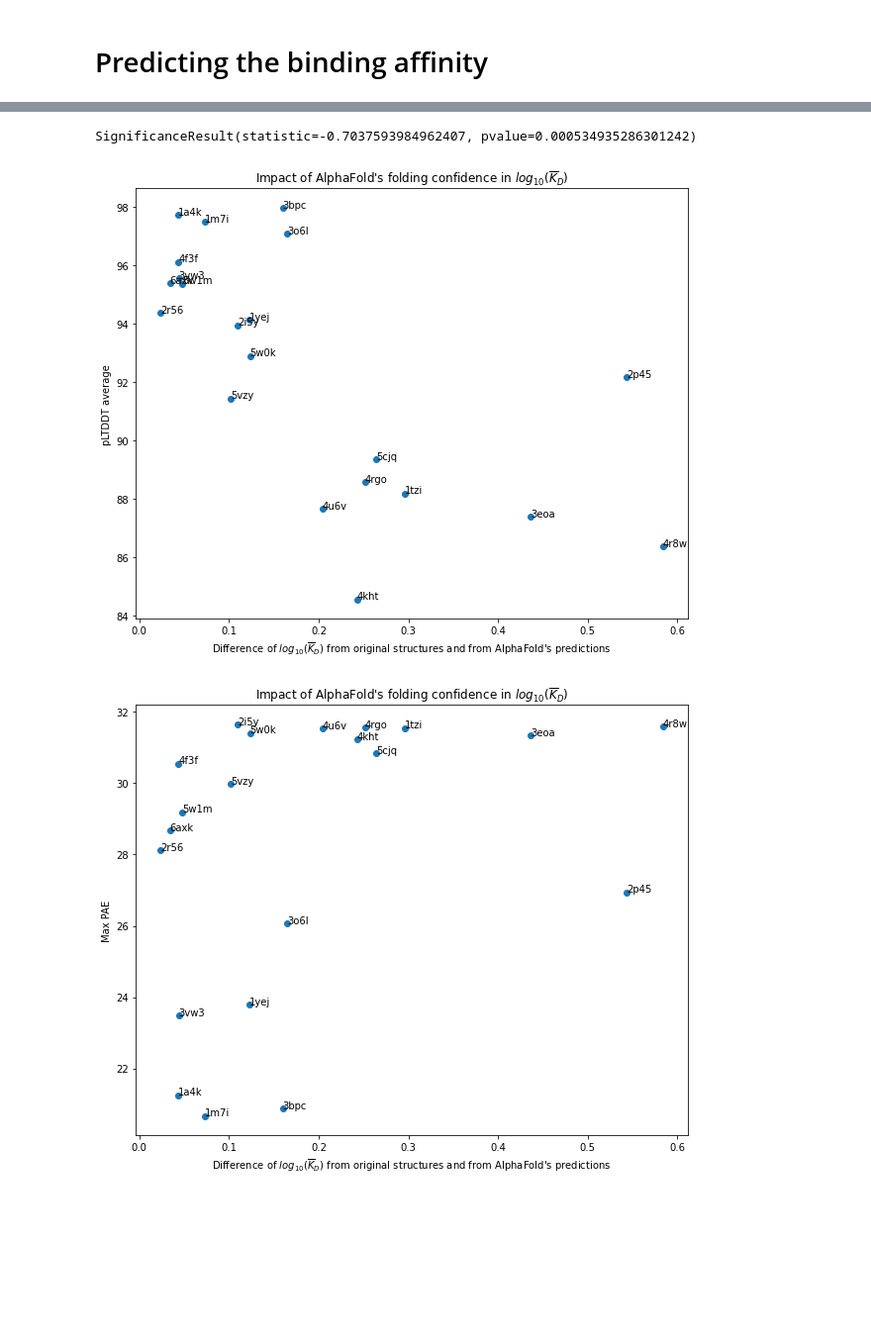
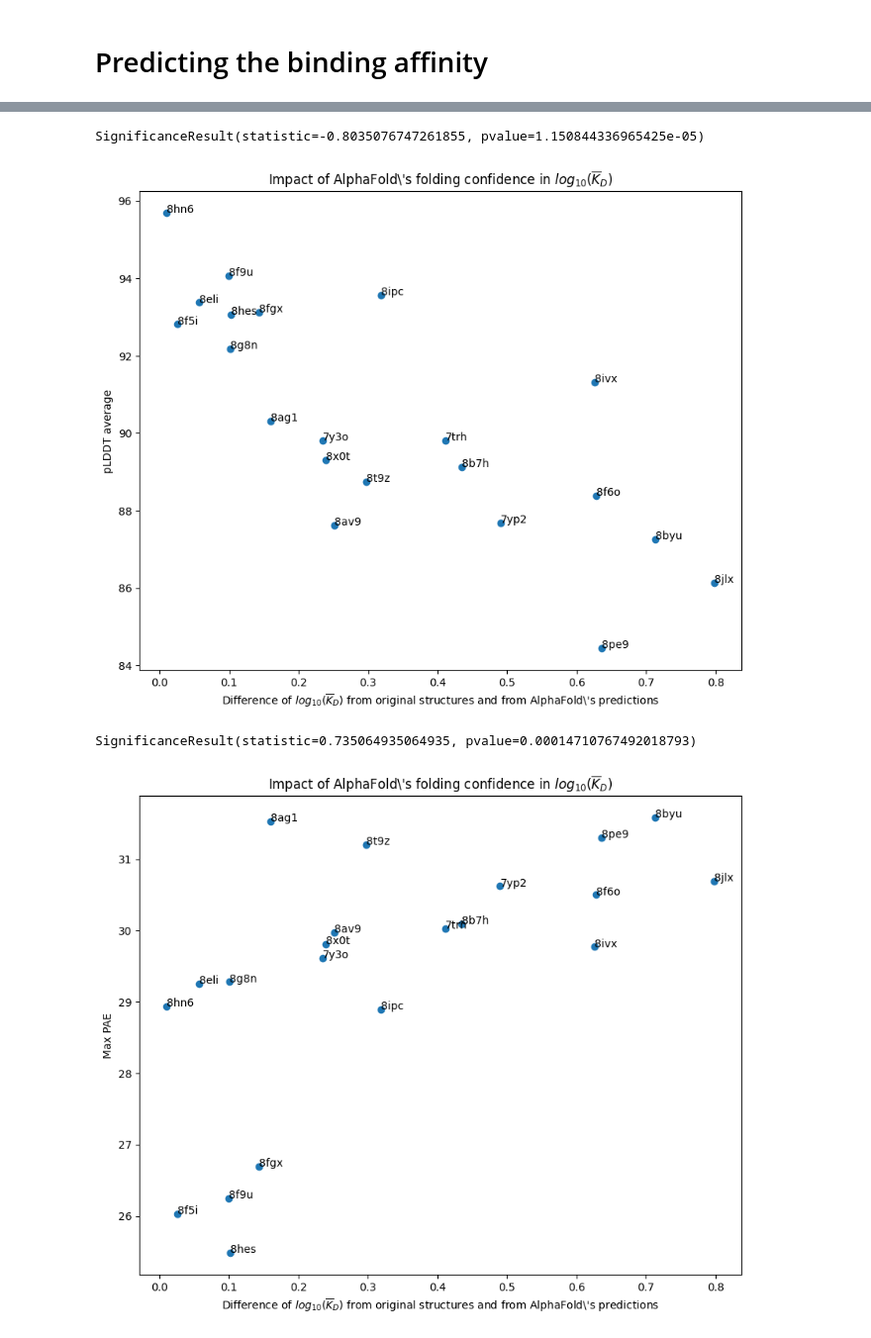
Before and after one commit to kevinmicha/ANTIPASTI, a Jupyter notebook: notebooks/[Tutorial] Combining AlphaFold and ANTIPASTI.ipynb, the cells around one changed output, grey strips where cells are left out. Shown at 99% size. Drawn from its saved outputs; the diff is of its cells as text; code cells hidden in the pictures; blank space fills up the shorter version.

```diff
--- a/notebooks/[Tutorial] Combining AlphaFold and ANTIPASTI.ipynb
+++ b/notebooks/[Tutorial] Combining AlphaFold and ANTIPASTI.ipynb
@@ -28,28 +29,28 @@ modes = 'all'
 n_filters = 4
 filter_size = 4
 pooling_size = 1
-n_max_epochs = 935
+n_max_epochs = 1044
 
 pathological = ['5omm', '5i5k', '1uwx', '1mj7', '1qfw', '1qyg', '4ffz', '3ifl', '3lrh', '3pp4', '3ru8', '3t0w', '3t0x', '4fqr', '4gxu', '4jfx', '4k3h', '4jfz', '4jg0', '4jg1', '4jn2', '4o4y', '4qxt', '4r3s', '4w6y', '4w6y', '5ies', '5ivn', '5j57', '5kvd', '5kzp', '5mes', '5nmv', '5sy8', '5t29', '5t5b', '5vag', '3etb', '3gkz', '3uze', '3uzq', '4f9l', '4gqp', '4r2g', '5c6t', '3fku', '1oau', '1oay'] + ['4gqp', '3etb', '3gkz', '3uze', '3uzq', '3gm0', '4f9l', '6ejg', '6ejm', '1h8s', '5dfw', '6cbp', '4f9p', '5kov', '1dzb', '5j74', '5aaw', '3uzv', '5aam', '3ux9', '5a2j', '5a2k', '5a2i', '3fku', '5yy4', '3uyp', '5jyl', '1y0l', '1p4b', '3kdm', '4lar', '4ffy', '2ybr', '1mfa', '5xj3', '5xj4', '4kv5', '5vyf']
 stage = 'predicting'
+dccm_map_path = 'dccm_maps_full_ags_all/'
 
 test_data_path = '../notebooks/test_data/'
 test_dccm_map_path = 'dccm_map/'
 test_residues_path = 'list_of_residues/'
 test_structure_path = 'structure/'
 
-test_pdbs = ['5w1m', '4f3f', '2r56', '3vw3', '6axk', '3eoa', '3bpc', '1yej', '5vzy', '4r8w', '4kht', '2p45', '4rgo', '5cjq', '1tzi', '1a4k', '1m7i', '4u6v', '2i5y', '5w0k', '3o6l']
-h_offset_list = [1, 1, 0, 0, 0, 0, 0, 0, 0, 0, -1, 1, 0, 0, 0, 0, 0, 0, 0, 0, 0]
-l_offset_list = [0, 0, 0, 0, 0, 0, 0, 0, 0, 0, 1, 0, 0, 1, 0, 0, 0, 0, 0, 0, 0]
+test_pdbs = ['8g8n', '8ipc', '7yp2', '8jlx', '8b7h', '7y3o', '8x0t', '8t9z', '8hes', '8f9u', '8f5i', '8eli', '8fgx', '7trh', '8ag1', '8byu', '8pe9', '8ivx', '8f6o', '8av9', '8hn6']
+
 original_structures = []
 af_pred_structures = []
 
-for test_pdb, h_offset, l_offset, in zip(test_pdbs, h_offset_list, l_offset_list):
+for test_pdb, h_offset, l_offset in zip(test_pdbs, h_offset_list, l_offset_list):
     print(test_pdb)
-    preprocessed_data = Preprocessing(modes=modes, pathological=pathological, stage=stage, test_data_path=test_data_path, test_dccm_map_path=test_dccm_map_path, test_residues_path=test_residues_path, test_structure_path=test_structure_path, test_pdb_id=test_pdb, alphafold=False)
+    preprocessed_data = Preprocessing(dccm_map_path=dccm_map_path, modes=modes, pathological=pathological, stage=stage, test_data_path=test_data_path, test_dccm_map_path=test_dccm_map_path, test_residues_path=test_residues_path, test_structure_path=test_structure_path, test_pdb_id=test_pdb, renew_residues=True, alphafold=False)
     original_structures.append(preprocessed_data.test_x)
 
-    preprocessed_data = Preprocessing(modes=modes, pathological=pathological, stage=stage, test_data_path=test_data_path, test_dccm_map_path=test_dccm_map_path, test_residues_path=test_residues_path, test_structure_path=test_structure_path, test_pdb_id=test_pdb+'_af', alphafold=True, h_offset=h_offset, l_offset=l_offset)
+    preprocessed_data = Preprocessing(dccm_map_path=dccm_map_path, modes=modes, pathological=pathological, stage=stage, test_data_path=test_data_path, test_dccm_map_path=test_dccm_map_path, test_residues_path=test_residues_path, test_structure_path=test_structure_path, test_pdb_id=test_pdb+'_af', alphafold=True)
     af_pred_structures.append(preprocessed_data.test_x)
 
 input_shape = preprocessed_data.test_x.shape[-1]
@@ -78,7 +79,7 @@ plot_map_with_regions(preprocessed_data, preprocessed_data.test_x, title='Normal
 # %% [markdown]
 # Loading an ANTIPASTI checkpoint
 # %%
-path = '../checkpoints/full_ags_all_modes/seed_13/model_' + regions + '_epochs_' + str(n_max_epochs) + '_modes_' + str(modes) + '_pool_' + str(pooling_size) + '_filters_' + str(n_filters) + '_size_' + str(filter_size) + '.pt'
+path = '../checkpoints/full_ags_all_modes/model_' + 'epochs_' + str(n_max_epochs) + '_modes_' + str(modes) + '_pool_' + str(pooling_size) + '_filters_' + str(n_filters) + '_size_' + str(filter_size) + '.pt'
 model = load_checkpoint(path, input_shape)[0]
 model.eval()
 # %% [output]
@@ -153,27 +136,44 @@ af_plddt = np.array([95.37, 96.12, 94.37, 95.57, 95.40, 87.40, 97.96, 94.14, 91.
+# %%
+# Difference of log10(Kd) from original structures and AlphaFold predictions
+kds_difference = np.array([kds_original[i] - kds_af_pred[i] for i in range(len(kds_original))])
+
+# Max predicted alignment error (PAE)
+af_max_pae = np.array([29.28, 28.89, 30.62, 30.69, 30.09, 29.61, 29.81, 31.2, 25.48, 26.25, 26.03, 29.25, 26.69, 30.03, 31.53, 31.58, 31.3, 29.77, 30.5, 29.97, 28.94])
+af_mean_pae = np.array([4.088104499963475, 10.881952999811482, 14.391471004575399, 6.530943400622023, 6.642379916753382, 12.86780163321799, 7.975190055275524, 14.838989750554383, 7.0113006127532, 3.5407267029638834, 4.600165888661703, 3.673044739981128, 8.770468424866232, 10.824021290332265, 8.841242540147569, 13.608788462130105, 13.075976469997048, 10.209080711761425, 9.60429086744402, 12.012244124444447, 3.982964847416497])
+af_max_pae_ab = np.array([28.48, 27.83, 30.11, 30.69, 29.55, 29.61, 27.55, 27.86, 20.5, 25.27, 24.58, 29.25, 21.05, 29.73, 26.58, 31.58, 31.3, 27.8, 30.5, 29.94, 28.94])
+af_mean_pae_ab = np.array([3.286793210118255, 2.826893061320385, 3.7732126213413397, 3.6500025679012342, 3.6897284979259024, 3.301873142092747, 4.11706644071543, 3.7971066777930877, 3.824126573110005, 3.199628344234473, 3.9845999925683713, 3.079577504725898, 2.9776156061097234, 3.875026572823901, 3.191149482275319, 4.697089300356591, 4.2792531358024695, 3.7918758223527393, 4.188682421853414, 2.7938851280486636, 2.6488418765943877])
+af_max_pae_off_blocks = np.array([29.28, 28.66, 30.62, 30.41, 30.09, 29.34, 29.81, 31.2, 25.48, 26.25, 26.03, 28.14, 26.69, 30.03, 31.53, 31.44, 30.78, 29.77, 28.55, 29.97, 26.28])
+af_mean_pae_off_blocks = np.array([15.385832411504424, 17.940997835188888, 24.759056548149573, 11.676542483660132, 11.300952257094966, 22.37053533142755, 13.02873245071652, 25.601841455224303, 10.506244179570013, 7.4395982532751095, 5.80047174329502, 13.40869254658385, 14.696876893059557, 18.114314703992285, 13.129179461896042, 22.736259068178615, 21.965072286079184, 16.65083275969626, 17.289591416309015, 21.59824744272298, 4.883728023748159])
+af_max_pae_ab_off_blocks = np.array([29.28, 28.66, 30.62, 30.69, 30.09, 29.61, 29.81, 31.2, 25.48, 26.25, 26.03, 29.25, 26.69, 30.03, 31.53, 31.58, 31.3, 29.77, 30.5, 29.97, 28.94])
+af_mean_pae_ab_off_blocks = np.array([9.33631281081134, 10.383945448254636, 14.266134584745457, 7.663272525780683, 7.495340377510434, 12.83620423676015, 8.572899445715976, 14.699474066508696, 7.165185376340009, 5.319613298754791, 4.892535867931696, 8.244135025654874, 8.83724624958464, 10.994670638408094, 8.16016447208568, 13.716674184267603, 13.122162710940827, 10.2213542910245, 10.739136919081215, 12.196066285385822, 3.766284950171273])
+
+af_plddt = np.array([92.1875, 93.5625, 87.6875, 86.125, 89.125, 89.8125, 89.3125, 88.75, 93.0625, 94.0625, 92.8125, 93.375, 93.125, 89.8125, 90.3125, 87.25, 84.4375, 91.3125, 88.375, 87.625, 95.6875])
 # %%
 fig = plt.figure(figsize=(10, 8))
 plt.scatter(np.abs(kds_difference), af_plddt)
-plt.title('Impact of AlphaFold\'s folding confidence in $log_{10}(\overline{K}_D)$')
-plt.xlabel('Difference of $log_{10}(\overline{K}_D)$ from original structures and from AlphaFold\'s predictions')
-plt.ylabel('pLTDDT average')
+plt.title(r'Impact of AlphaFold\'s folding confidence in $log_{10}(\overline{K}_D)$')
+plt.xlabel(r'Difference of $log_{10}(\overline{K}_D)$ from original structures and from AlphaFold\'s predictions')
+plt.ylabel('pLDDT average')
 
 for i, txt in enumerate(test_pdbs):
     plt.annotate(txt, (np.abs(kds_difference[i]), af_plddt[i]))
-scipy.stats.spearmanr(np.delete(np.abs(kds_difference),11), np.delete(af_plddt,11))
+scipy.stats.spearmanr(np.abs(kds_difference), af_plddt)
 # %% [output]
-SignificanceResult(statistic=-0.7037593984962407, pvalue=0.000534935286301242)
+SignificanceResult(statistic=-0.8035076747261855, pvalue=1.150844336965425e-05)
-[figure, old version]
+[figure, new version]
 # %%
 fig = plt.figure(figsize=(10, 8))
 plt.scatter(np.abs(kds_difference), af_max_pae)
-plt.title('Impact of AlphaFold\'s folding confidence in $log_{10}(\overline{K}_D)$')
-plt.xlabel('Difference of $log_{10}(\overline{K}_D)$ from original structures and from AlphaFold\'s predictions')
+plt.title(r'Impact of AlphaFold\'s folding confidence in $log_{10}(\overline{K}_D)$')
+plt.xlabel(r'Difference of $log_{10}(\overline{K}_D)$ from original structures and from AlphaFold\'s predictions')
 plt.ylabel('Max PAE')
 
 for i, txt in enumerate(test_pdbs):
     plt.annotate(txt, (np.abs(kds_difference[i]), af_max_pae[i]))
+scipy.stats.spearmanr(np.abs(kds_difference), af_max_pae)
 # %% [output]
+SignificanceResult(statistic=0.735064935064935, pvalue=0.00014710767492018793)
-[figure, old version]
+[figure, new version]
 # %%
 fig = plt.figure(figsize=(10, 8))
 plt.scatter(np.abs(kds_difference), af_mean_pae)
```
Also changed, not shown: parts of 17 cells of this notebook.
